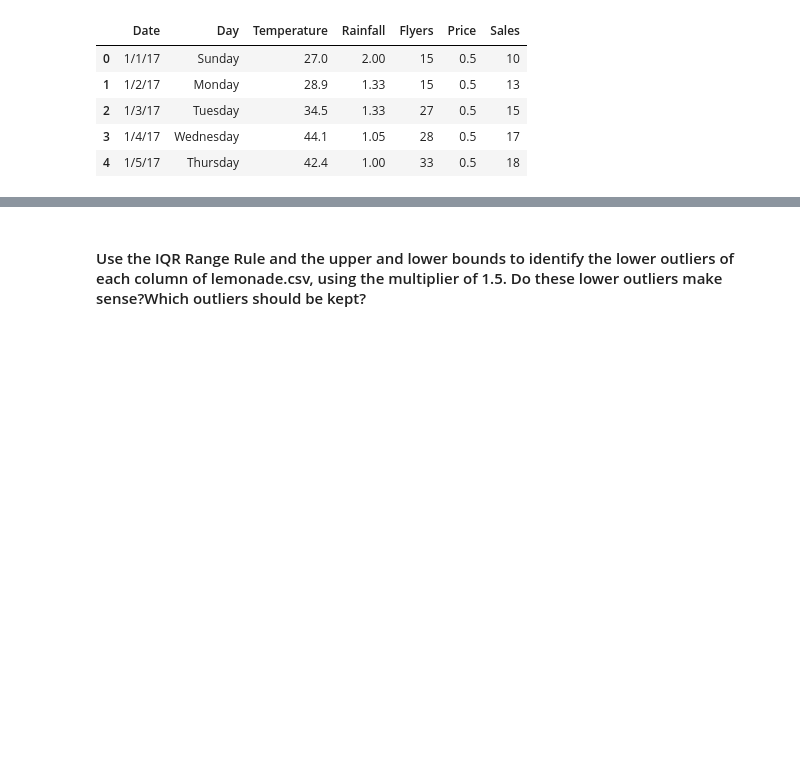
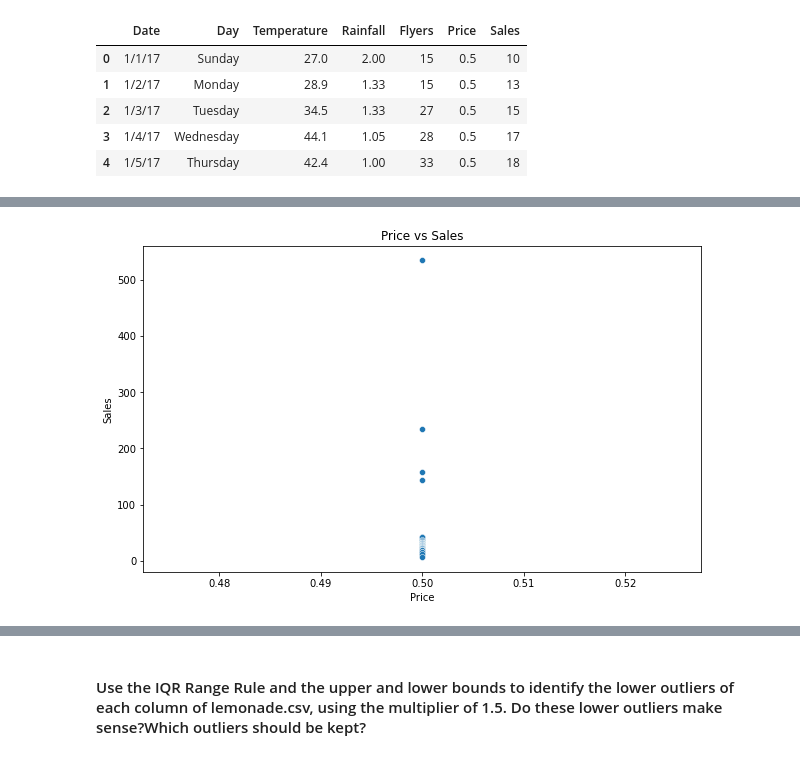
Before and after one commit to jeffakins/anomaly-detection-exercises, a Jupyter notebook: continuous_probabilistic_methods.ipynb, the cells around one changed output, grey strips where cells are left out. Drawn from its saved outputs; the diff is of its cells as text; code cells hidden in the pictures; blank space fills up the shorter version.

```diff
--- a/continuous_probabilistic_methods.ipynb
+++ b/continuous_probabilistic_methods.ipynb
@@ -20,0 +48,7 @@ lemonade.head()
+# %%
+plt.figure(figsize=(10,6))
+sns.scatterplot(x='Price', y='Sales', data=lemonade)
+plt.title('Price vs Sales')
+plt.show()
+# %% [output]
+[figure, added]
```
Also changed, not shown: parts of 7 cells of this notebook, 2 other files.
